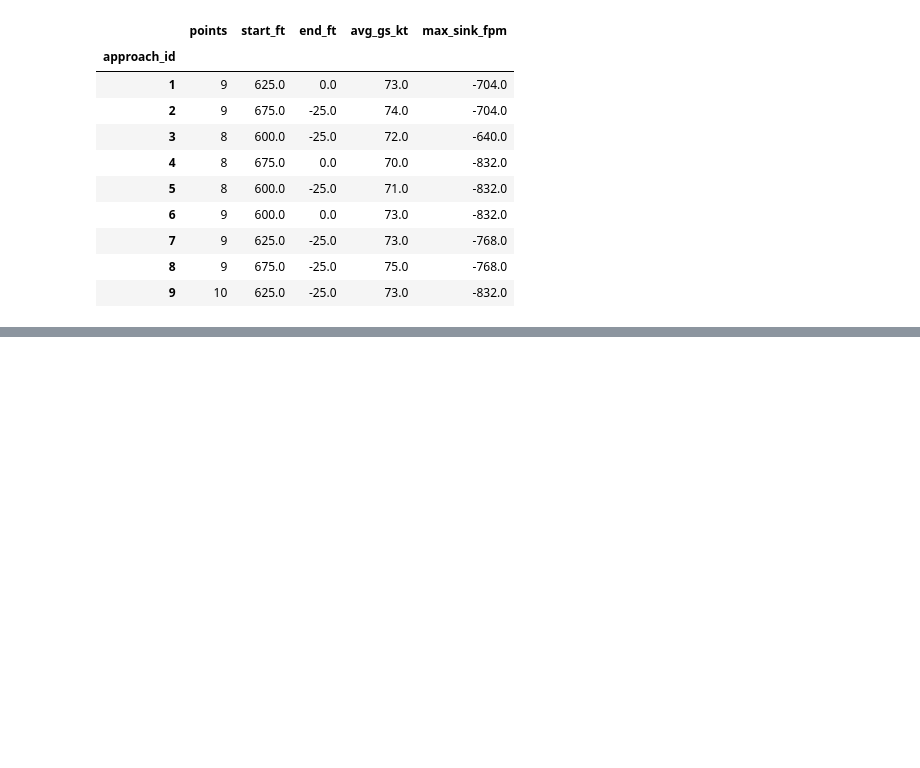
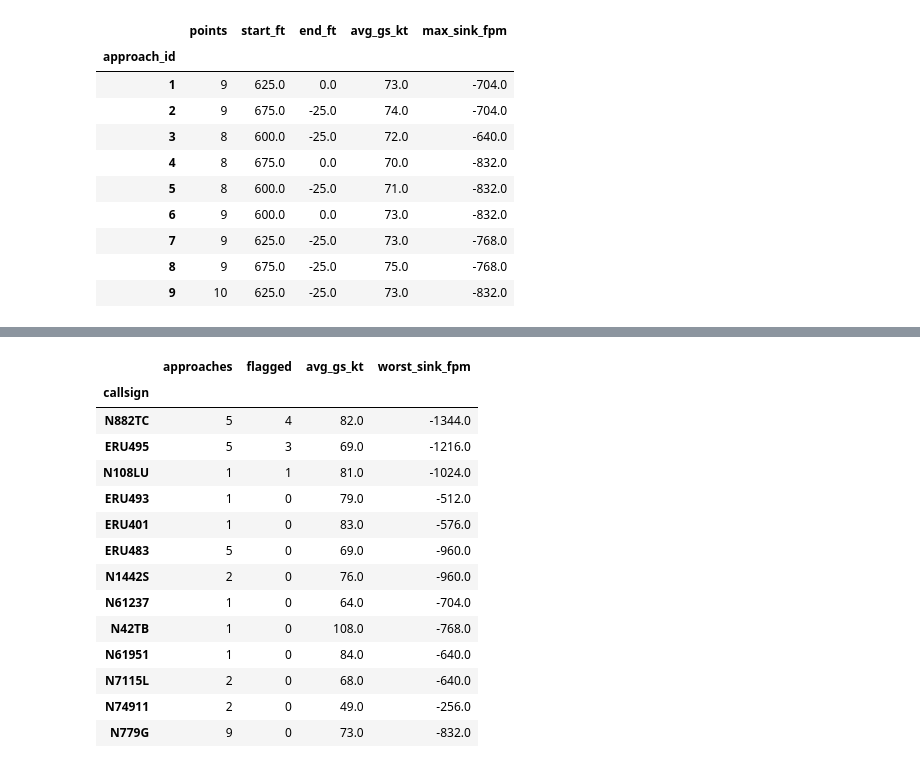
Before and after one commit to samsuseelan/ga-unstable-approach-warning, a Jupyter notebook: stable_approach_check.ipynb, the cells around one changed output, grey strips where cells are left out. Cells and saved outputs as stored; diff of their text form; code cells hidden in the pictures; blank space fills up the shorter version.

```diff
--- a/stable_approach_check.ipynb
+++ b/stable_approach_check.ipynb
@@ -284,0 +347,29 @@ Approaches found: 9
+# %%
+# Flag approaches with a peak sink rate over 1,000 fpm
+all_approaches["sink_flag"] = all_approaches["max_sink_fpm"] < -1000
+
+# One line per aircraft
+per_aircraft = all_approaches.groupby("callsign").agg(
+    approaches=("approach_id", "count"),
+    flagged=("sink_flag", "sum"),
+    avg_gs_kt=("avg_gs_kt", "mean"),
+    worst_sink_fpm=("max_sink_fpm", "min"),
+).round(0)
+
+per_aircraft.sort_values("flagged", ascending=False)
+# %% [output]
+|  | approaches | flagged | avg_gs_kt | worst_sink_fpm |
+| callsign |  |  |  |  |
+| N882TC | 5 | 4 | 82.0 | -1344.0 |
+| ERU495 | 5 | 3 | 69.0 | -1216.0 |
+| N108LU | 1 | 1 | 81.0 | -1024.0 |
+| ERU493 | 1 | 0 | 79.0 | -512.0 |
+| ERU401 | 1 | 0 | 83.0 | -576.0 |
+| ERU483 | 5 | 0 | 69.0 | -960.0 |
+| N1442S | 2 | 0 | 76.0 | -960.0 |
+| N61237 | 1 | 0 | 64.0 | -704.0 |
+| N42TB | 1 | 0 | 108.0 | -768.0 |
+| N61951 | 1 | 0 | 84.0 | -640.0 |
+| N7115L | 2 | 0 | 68.0 | -640.0 |
+| N74911 | 2 | 0 | 49.0 | -256.0 |
+| N779G | 9 | 0 | 73.0 | -832.0 |
```
Also changed, not shown: parts of 1 cell of this notebook.
